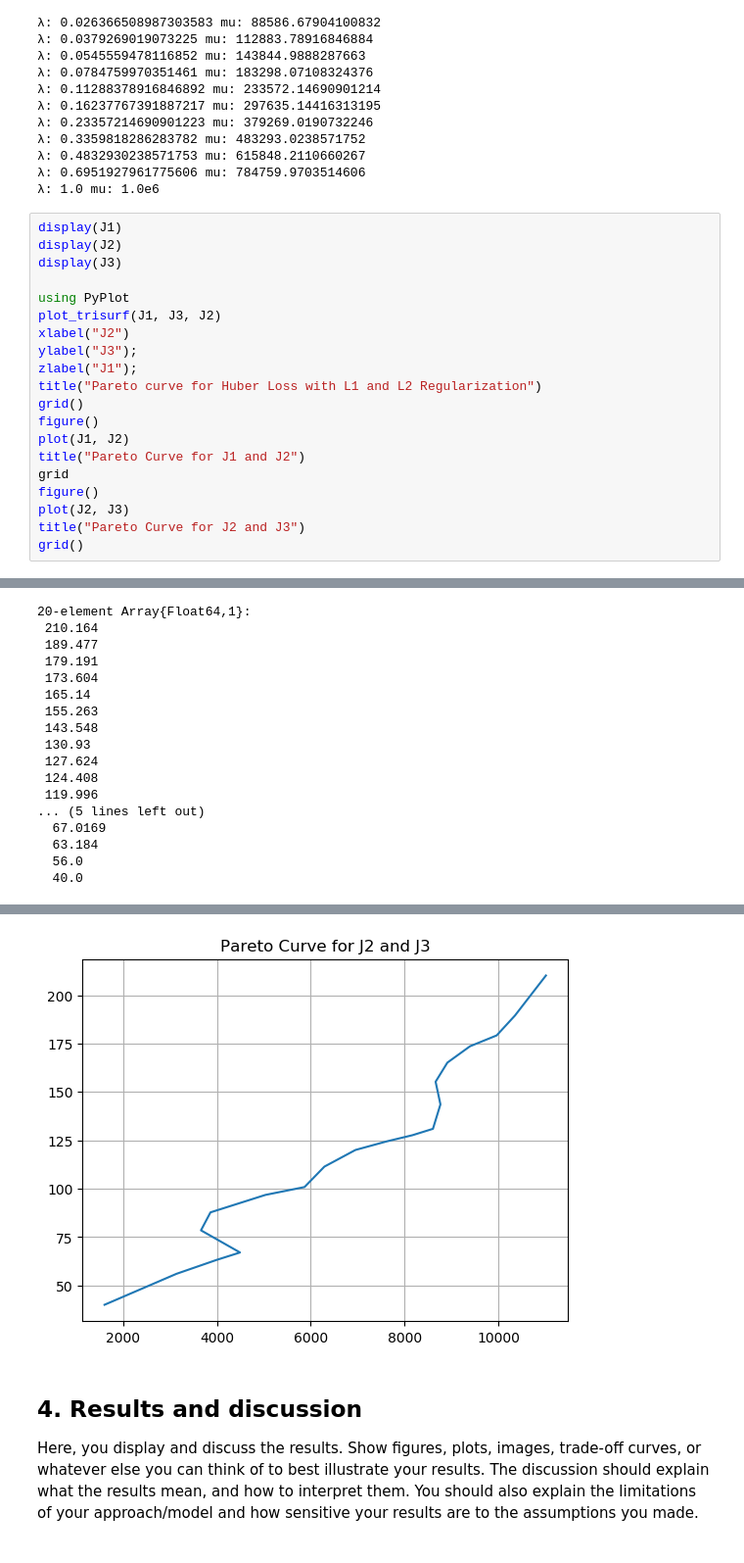
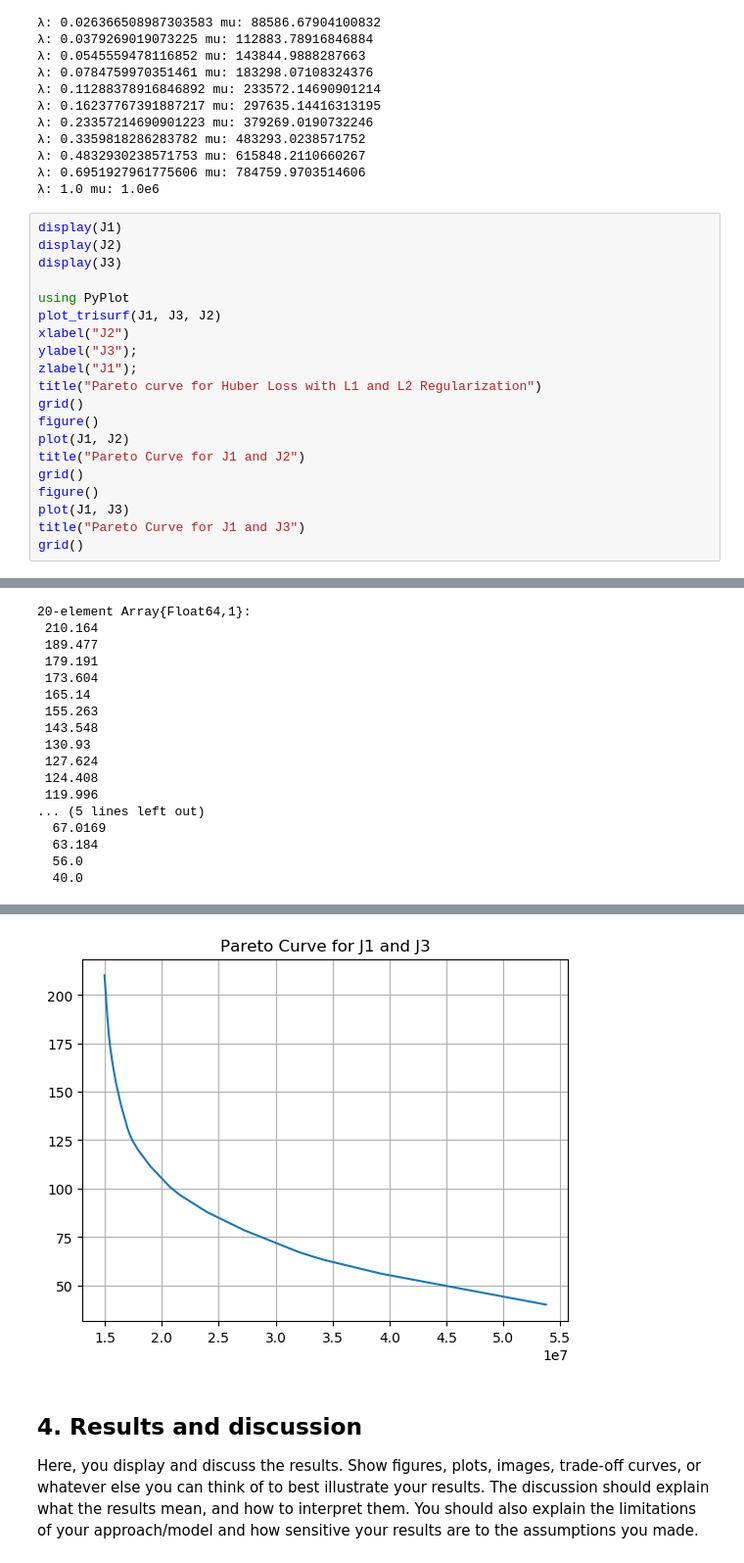
Before and after one commit to ysoo/predicting-house-prices, a Jupyter notebook: Final-Project.ipynb, the cells around one changed output, grey strips where cells are left out. Shown at 98% size. Saved outputs shown, nothing was run; the diff lists cells and outputs as text.

Commit message:
curves all okay

```diff
--- a/Final-Project.ipynb
+++ b/Final-Project.ipynb
@@ -1121,10 +1158,10 @@ grid()
 figure()
 plot(J1, J2)
 title("Pareto Curve for J1 and J2")
-grid
+grid()
 figure()
-plot(J2, J3)
-title("Pareto Curve for J2 and J3")
+plot(J1, J3)
+title("Pareto Curve for J1 and J3")
 grid()
 # %% [output]
 20-element Array{Float64,1}:
@@ -1183,4 +1220,4 @@ grid()
-[figure, old version]
+[figure, new version]
 # %% [markdown]
 ## 4. Results and discussion ##
 Here, you display and discuss the results. Show figures, plots, images, trade-off curves, or whatever else you can think of to best illustrate your results. The discussion should explain what the results mean, and how to interpret them. You should also explain the limitations of your approach/model and how sensitive your results are to the assumptions you made.
```
Also changed, not shown: parts of 4 cells of this notebook.
